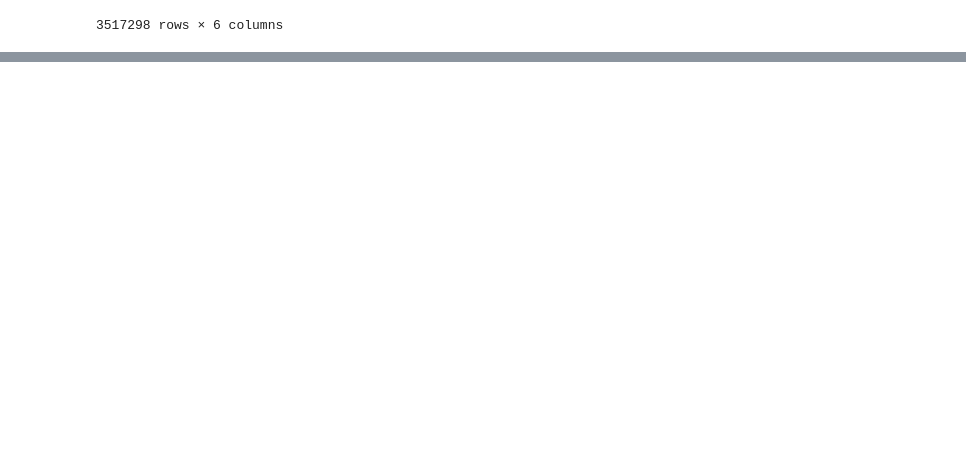
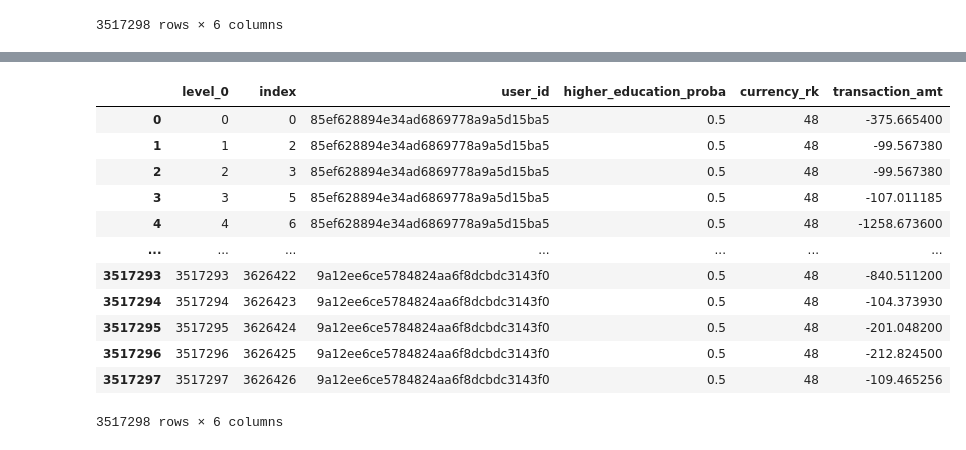
Before and after one commit to blnikan/DataFusionContest2022, a Jupyter notebook: clean.ipynb, the cells around one changed output, grey strips where cells are left out. Drawn from its saved outputs; the diff is of its cells as text; code cells hidden in the pictures; blank space fills up the shorter version.

```diff
--- a/clean.ipynb
+++ b/clean.ipynb
@@ -232,0 +185,35 @@ array([      0,       2,       3, ..., 3626424, 3626425, 3626426])
+# %%
+#mon = np.zeros(4000)
+
+#df_sub_data.reset_index()
+js = np.array(df_sub_data.index)
+js = js[2:]
+
+for j in js:
+    #print(j)
+    h1 = str(df_sub_data.user_id[j])
+    h2 = str(df_sub_data.user_id[j-1])
+
+    if h1 == h2: #проверяю нынешний и пред
+        df_sub_data.transaction_amt[j] =+ df_sub_data.transaction_amt[j-1]
+
+df_sub_data
+
+#for i in range ( sub_data.shape[0] ):
+#
+#    h1 = str(sub_data.user_id[i])
+#
+#    for j in js:
+#
+#        h2 = str(df_sub_data.user_id[j])
+#
+#        if h1 == h2:
+#
+#            help_data = float( df_sub_data.transaction_amt[j] )
+#
+#            mon[i] += help_data
+
+
+
+
+#print(mon)
@@ -232,0 +290,17 @@ array([      0,       2,       3, ..., 3626424, 3626425, 3626426])
+# %%
+df_sub_data = df_sub_data.reset_index()
+df_sub_data
+# %% [output]
+|  | level_0 | index | user_id | higher_education_proba | currency_rk | transaction_amt |
+| 0 | 0 | 0 | 85ef628894e34ad6869778a9a5d15ba5 | 0.5 | 48 | -375.665400 |
+| 1 | 1 | 2 | 85ef628894e34ad6869778a9a5d15ba5 | 0.5 | 48 | -99.567380 |
+| 2 | 2 | 3 | 85ef628894e34ad6869778a9a5d15ba5 | 0.5 | 48 | -99.567380 |
+| 3 | 3 | 5 | 85ef628894e34ad6869778a9a5d15ba5 | 0.5 | 48 | -107.011185 |
+| 4 | 4 | 6 | 85ef628894e34ad6869778a9a5d15ba5 | 0.5 | 48 | -1258.673600 |
+| ... | ... | ... | ... | ... | ... | ... |
+| 3517293 | 3517293 | 3626422 | 9a12ee6ce5784824aa6f8dcbdc3143f0 | 0.5 | 48 | -840.511200 |
+| 3517294 | 3517294 | 3626423 | 9a12ee6ce5784824aa6f8dcbdc3143f0 | 0.5 | 48 | -104.373930 |
+| 3517295 | 3517295 | 3626424 | 9a12ee6ce5784824aa6f8dcbdc3143f0 | 0.5 | 48 | -201.048200 |
+| 3517296 | 3517296 | 3626425 | 9a12ee6ce5784824aa6f8dcbdc3143f0 | 0.5 | 48 | -212.824500 |
+| 3517297 | 3517297 | 3626426 | 9a12ee6ce5784824aa6f8dcbdc3143f0 | 0.5 | 48 | -109.465256 |
+3517298 rows × 6 columns
```
Also changed, not shown: parts of 10 cells of this notebook.
